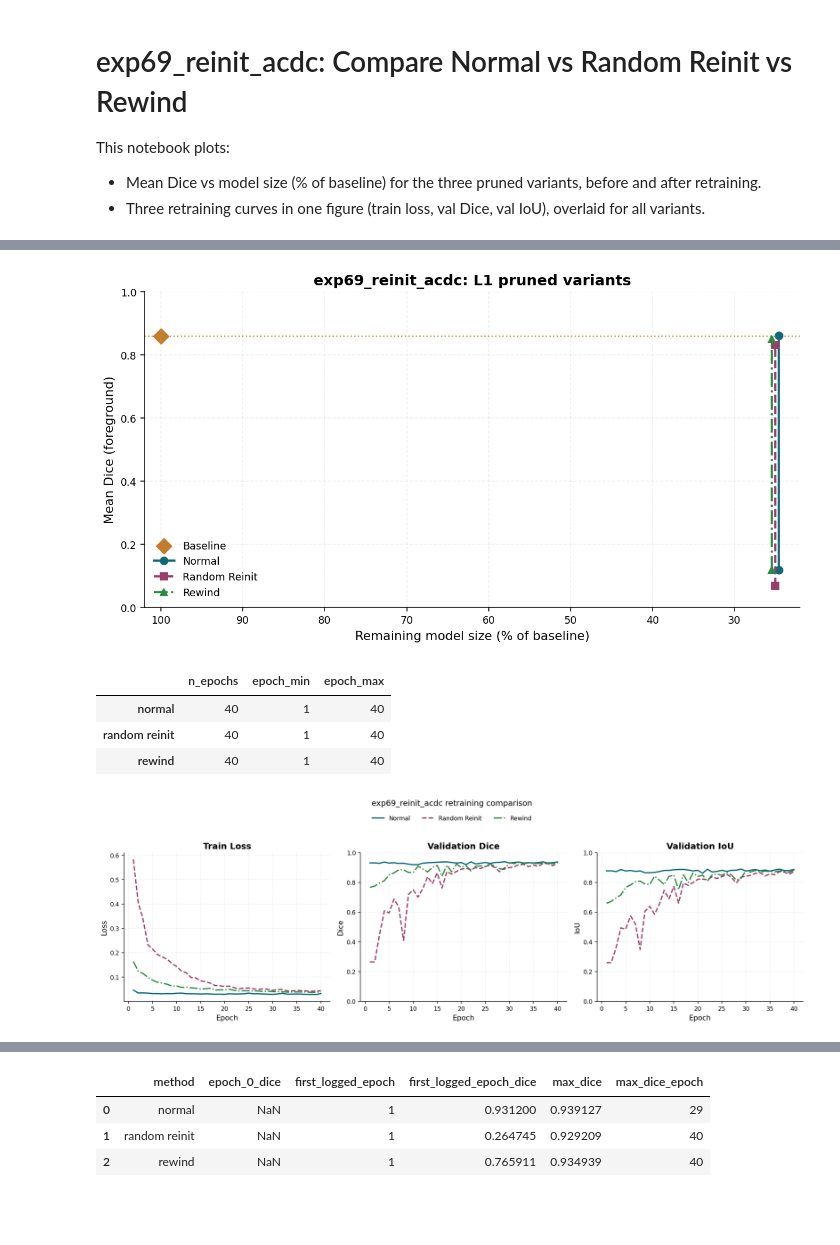
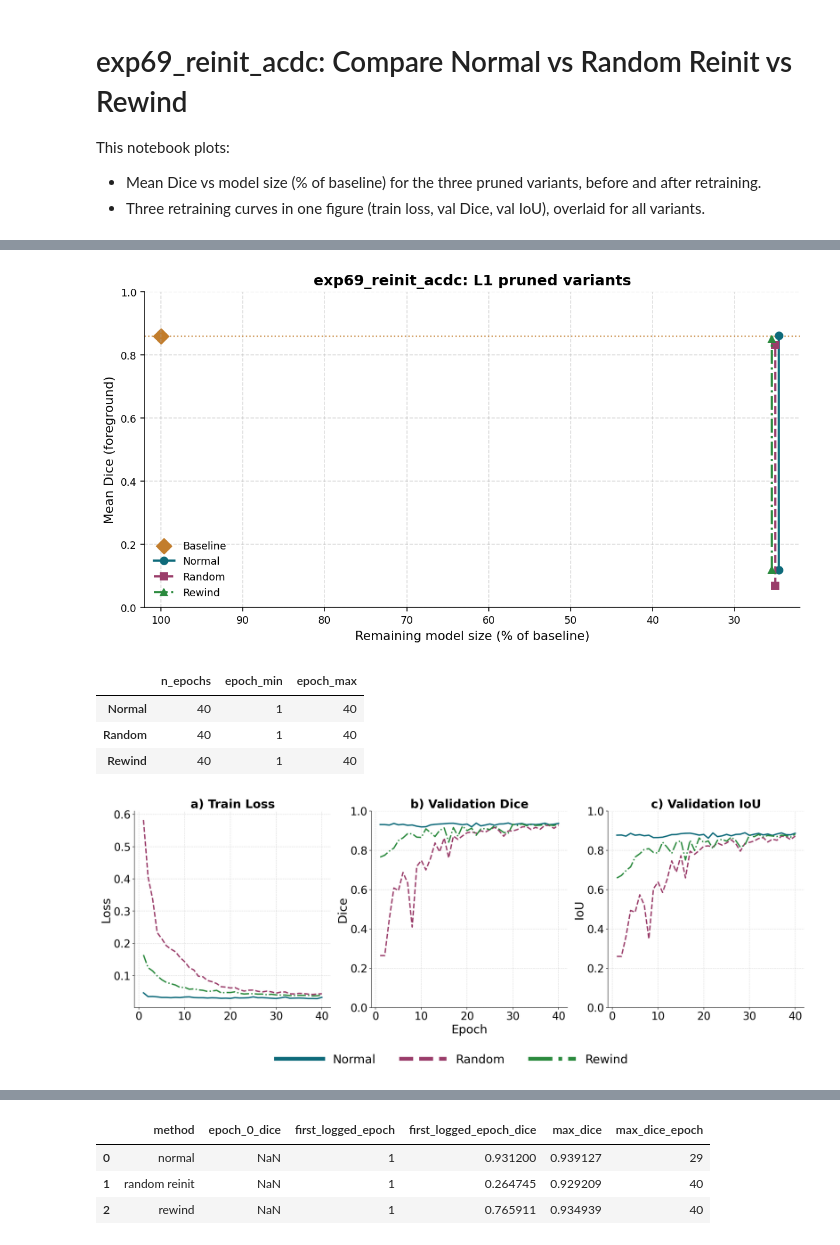
Before and after one commit to TijmenToxopeus/basic_UNet, a Jupyter notebook: src/notebooks/exp69_reinit_plots.ipynb, the cells around one changed output, grey strips where cells are left out. Saved outputs shown, nothing was run; the diff lists cells and outputs as text; code cells hidden in the pictures; blank space fills up the shorter version.

```diff
--- a/src/notebooks/exp69_reinit_plots.ipynb
+++ b/src/notebooks/exp69_reinit_plots.ipynb
@@ -25,9 +25,9 @@ apply_publication_style()
 exp_dir = Path('/mnt/hdd/ttoxopeus/basic_UNet/results/UNet_ACDC/exp69_reinit_acdc')
 
 variant_tags = {
-    'normal': 'l1_norm_50_50_50_50_50_50_50_50_50_50_50',
-    'random reinit': 'l1_norm_50_50_50_50_50_50_50_50_50_50_50_random',
-    'rewind': 'l1_norm_50_50_50_50_50_50_50_50_50_50_50_rewind',
+    'Normal': 'l1_norm_50_50_50_50_50_50_50_50_50_50_50',
+    'Random': 'l1_norm_50_50_50_50_50_50_50_50_50_50_50_random',
+    'Rewind': 'l1_norm_50_50_50_50_50_50_50_50_50_50_50_rewind',
 }
 
 baseline_eval_path = exp_dir / 'baseline' / 'evaluation' / 'run_summary.json'
@@ -89,9 +89,9 @@ eval_df
 fig, ax = plt.subplots(figsize=(8.8, 4.8))
 
 variant_style = {
-    'normal': {'color': PUB_COLORS['l1'], 'linestyle': '-', 'marker': 'o', 'offset': -0.45},
-    'random reinit': {'color': PUB_COLORS['corr'], 'linestyle': '--', 'marker': 's', 'offset': 0.0},
-    'rewind': {'color': PUB_COLORS['good'], 'linestyle': '-.', 'marker': '^', 'offset': 0.45},
+    'Normal': {'color': PUB_COLORS['l1'], 'linestyle': '-', 'marker': 'o', 'offset': -0.45},
+    'Random': {'color': PUB_COLORS['corr'], 'linestyle': '--', 'marker': 's', 'offset': 0.0},
+    'Rewind': {'color': PUB_COLORS['good'], 'linestyle': '-.', 'marker': '^', 'offset': 0.45},
 }
 stage_order = ['before retraining', 'after retraining']
 
@@ -135,7 +135,7 @@ despine(ax)
 plt.tight_layout()
 plt.show()
 # %% [output]
-[figure, old version]
+[figure, new version]
 # %%
 # Load retraining epoch metrics for all variants
 def metrics_to_df(obj):
@@ -154,50 +154,70 @@ pd.DataFrame({k: [len(v), int(v['epoch'].min()), int(v['epoch'].max())] for k, v
              index=['n_epochs', 'epoch_min', 'epoch_max']).T
 # %% [output]
 |  | n_epochs | epoch_min | epoch_max |
-| normal | 40 | 1 | 40 |
-| random reinit | 40 | 1 | 40 |
-| rewind | 40 | 1 | 40 |
+| Normal | 40 | 1 | 40 |
+| Random | 40 | 1 | 40 |
+| Rewind | 40 | 1 | 40 |
 # %%
 # Figure 2: Three training plots with all variants overlaid
-fig, axes = plt.subplots(1, 3, figsize=(15.2, 4.4), sharex=True)
+fig, axes = plt.subplots(1, 3, figsize=(18.5, 6.6), sharex=True)
+
+title_fs = 22
+axis_label_fs = 22
+tick_fs = 20
+legend_fs = 22
 
 variant_style = {
-    'normal': {'color': PUB_COLORS['l1'], 'linestyle': '-'},
-    'random reinit': {'color': PUB_COLORS['corr'], 'linestyle': '--'},
-    'rewind': {'color': PUB_COLORS['good'], 'linestyle': '-.'},
+    'Normal': {'color': PUB_COLORS['l1'], 'linestyle': '-'},
+    'Random': {'color': PUB_COLORS['corr'], 'linestyle': '--'},
+    'Rewind': {'color': PUB_COLORS['good'], 'linestyle': '-.'},
 }
 
 for variant, style in variant_style.items():
     df = metrics_by_variant[variant]
 
-    axes[0].plot(df['epoch'], df['train_loss_mean'], color=style['color'], linestyle=style['linestyle'], linewidth=1.9, label=variant.title())
-    axes[1].plot(df['epoch'], df['val_dice_mean'], color=style['color'], linestyle=style['linestyle'], linewidth=1.9, label=variant.title())
-    axes[2].plot(df['epoch'], df['val_iou_mean'], color=style['color'], linestyle=style['linestyle'], linewidth=1.9, label=variant.title())
+    axes[0].plot(df['epoch'], df['train_loss_mean'], color=style['color'], linestyle=style['linestyle'], linewidth=2.5, label=variant.title())
+    axes[1].plot(df['epoch'], df['val_dice_mean'], color=style['color'], linestyle=style['linestyle'], linewidth=2.5, label=variant.title())
+    axes[2].plot(df['epoch'], df['val_iou_mean'], color=style['color'], linestyle=style['linestyle'], linewidth=2.5, label=variant.title())
 
-axes[0].set_title('Train Loss')
-axes[0].set_xlabel('Epoch')
-axes[0].set_ylabel('Loss')
+axes[0].set_title('a) Train Loss', fontsize=title_fs)
+#axes[0].set_xlabel('Epoch', fontsize=axis_label_fs)
+axes[0].set_ylabel('Loss', fontsize=axis_label_fs)
 despine(axes[0])
 
-axes[1].set_title('Validation Dice')
-axes[1].set_xlabel('Epoch')
-axes[1].set_ylabel('Dice')
+axes[1].set_title('b) Validation Dice', fontsize=title_fs)
+axes[1].set_xlabel('Epoch', fontsize=axis_label_fs)
+axes[1].set_ylabel('Dice', fontsize=axis_label_fs)
 axes[1].set_ylim(0, 1)
 despine(axes[1])
 
-axes[2].set_title('Validation IoU')
-axes[2].set_xlabel('Epoch')
-axes[2].set_ylabel('IoU')
+axes[2].set_title('c) Validation IoU', fontsize=title_fs)
+#axes[2].set_xlabel('Epoch', fontsize=axis_label_fs)
+axes[2].set_ylabel('IoU', fontsize=axis_label_fs)
 axes[2].set_ylim(0, 1)
 despine(axes[2])
 
+for ax in axes:
+    ax.tick_params(axis='both', labelsize=tick_fs)
+    ax.set_box_aspect(1)
+
 handles, labels = axes[0].get_legend_handles_labels()
-fig.legend(handles, labels, loc='upper center', ncol=3, frameon=False, bbox_to_anchor=(0.5, 1.05))
-fig.suptitle('exp69_reinit_acdc retraining comparison', y=1.10)
-plt.tight_layout()
+leg = fig.legend(
+    handles,
+    labels,
+    loc='lower center',
+    ncol=3,
+    frameon=False,
+    bbox_to_anchor=(0.5, -0.08),
+    fontsize=legend_fs,
+    handlelength=4.0,
+)
+for h in leg.get_lines():
+    h.set_linewidth(7.0)
+
+plt.tight_layout(rect=[0, 0.10, 1, 1])
 plt.show()
 # %% [output]
-[figure, old version]
+[figure, new version]
 # %%
 # Figure 3: Clear reinit comparison (stacked metrics + delta to normal)
 fig, axes = plt.subplots(3, 1, figsize=(8.8, 8.4), sharex=True, gridspec_kw={'height_ratios': [1.0, 1.0, 0.8]})
```
Also changed, not shown: parts of 2 cells of this notebook, 6 other files.
